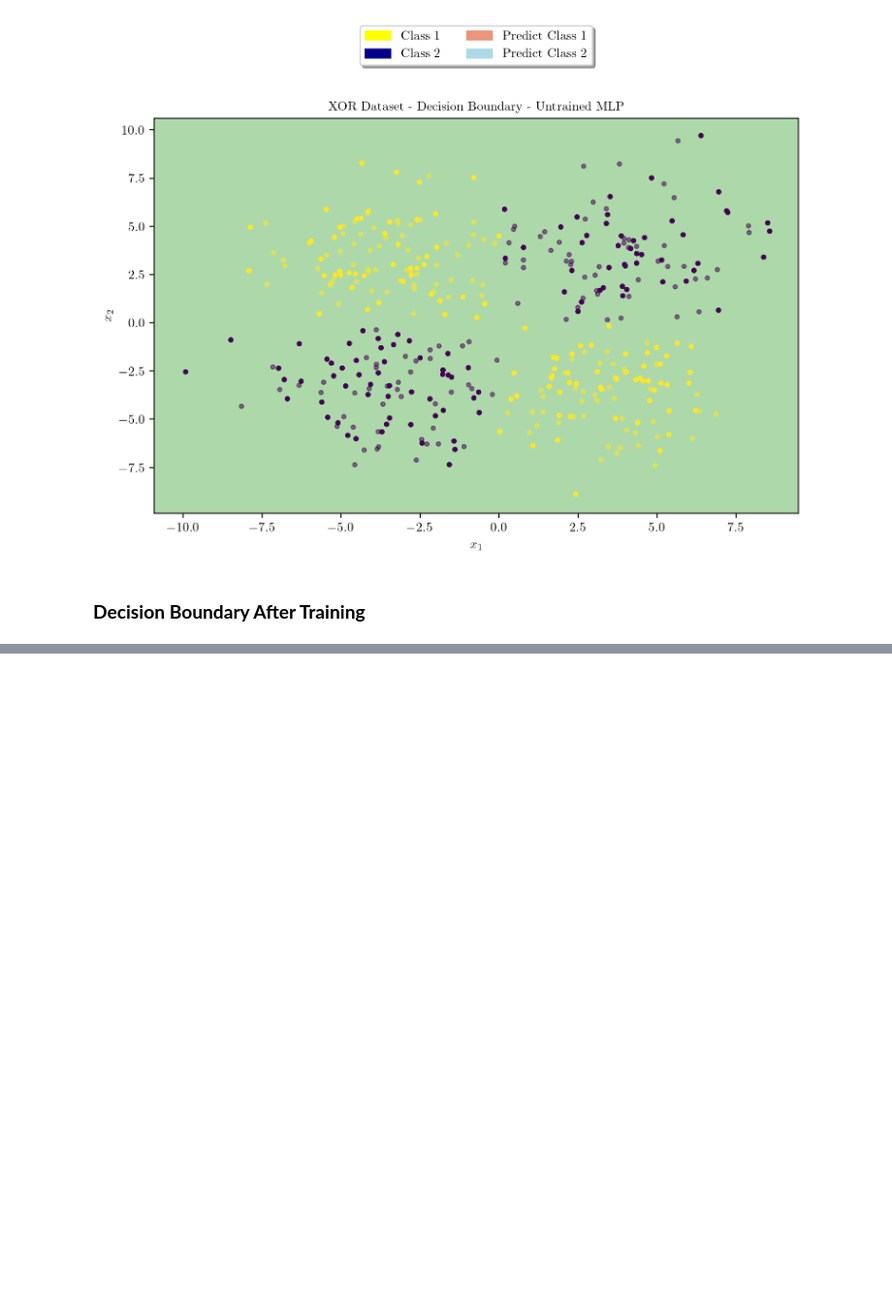
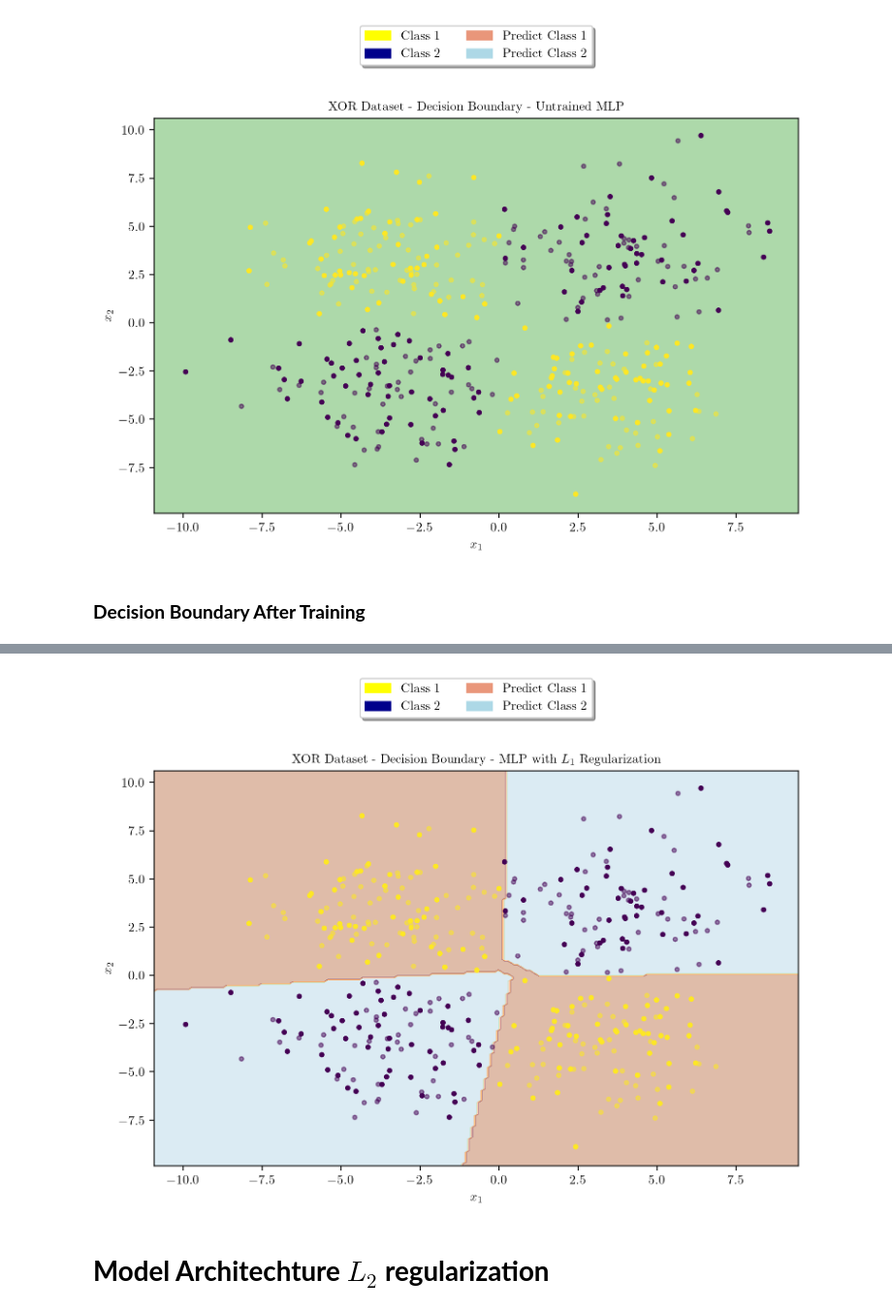
Before and after one commit to Robohrriday/ML_2024_TensionFlow_A3, a Jupyter notebook: Question2.ipynb, the cells around one changed output, grey strips where cells are left out. Shown at 97% size. Saved outputs shown, nothing was run; the diff lists cells and outputs as text; code cells hidden in the pictures; blank space fills up the shorter version.

```diff
--- a/Question2.ipynb
+++ b/Question2.ipynb
@@ -212,0 +311,7 @@ plot_decision_boundary(X_train, X_test, y_train, y_test, model, "XOR Dataset - D
+# %%
+latexify(columns = 2, fig_width = 9)
+plot_decision_boundary(X_train, X_test, y_train, y_test, model, r"XOR Dataset - Decision Boundary - MLP with $L_1$ Regularization")
+# %% [output]
+[figure, added]
+# %% [markdown]
+# **Model Architechture $L_2$ regularization**
```
Also changed, not shown: parts of 37 cells of this notebook, 4 other files.
